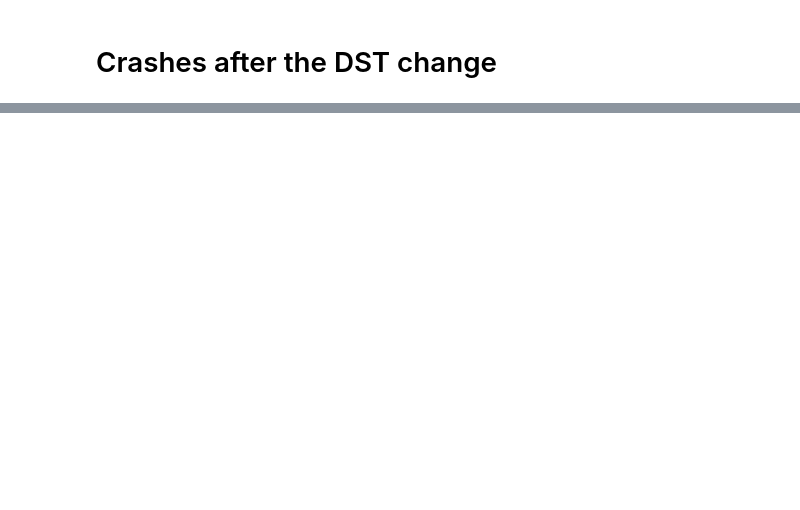
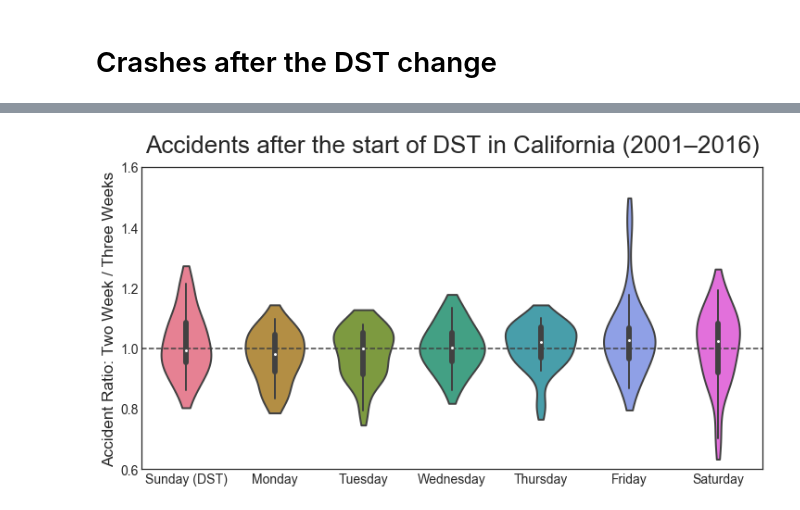
Before and after one commit to agude/agude.github.io, a Jupyter notebook: files/switrs-dst/SWITRS Daylight Saving Time Crashes.ipynb, the cells around one changed output, grey strips where cells are left out. Saved outputs shown, nothing was run; the diff lists cells and outputs as text; code cells hidden in the pictures; blank space fills up the shorter version.

```diff
--- a/files/switrs-dst/SWITRS Daylight Saving Time Crashes.ipynb
+++ b/files/switrs-dst/SWITRS Daylight Saving Time Crashes.ipynb
@@ -227,0 +257,15 @@ plt.show()
+# %%
+plt.figure(figsize=(12, 6))
+
+# Plot the "No Change" Line
+plt.axhline(y=1, linewidth=1.5, color="0.25", linestyle="dashed")
+
+ax = make_violin_plot(two_vs_three_df, "")
+plt.ylabel("Accident Ratio: Two Week / Three Weeks", fontsize="xx-large")
+
+for ext in ("png", "svg"):
+    plt.savefig("/tmp/accidents_two_and_three_weeks_after_dst_change_in_california.{ext}".format(ext=ext), bbox_inches="tight")
+
+plt.show()
+# %% [output]
+[figure, added]
```
Also changed, not shown: parts of 14 cells of this notebook, 5 other files.
